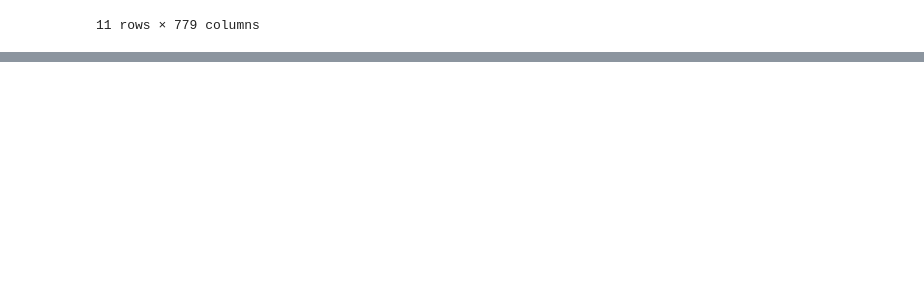
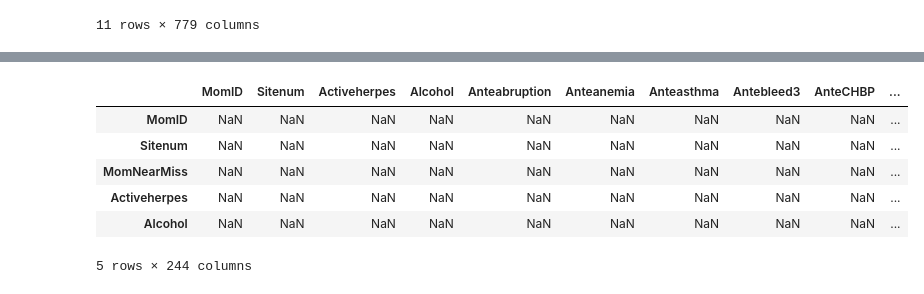
Before and after one commit to lhncbc/MFM_bopf, a Jupyter notebook: src/CSL_eda.ipynb, the cells around one changed output, grey strips where cells are left out. Drawn from its saved outputs; the diff is of its cells as text; code cells hidden in the pictures; blank space fills up the shorter version.

```diff
--- a/src/CSL_eda.ipynb
+++ b/src/CSL_eda.ipynb
@@ -75,0 +176,3 @@ csl_df.describe(include='all')
+# %%
+pd.options.display.max_rows = None
+counts
@@ -75,0 +183,3 @@ csl_df.describe(include='all')
+# %%
+csl_lr.loc[(csl_lr['Momdeath'] == 2) | (csl_lr['MomICU'] == 2), 'MomNearMiss'] = 2
+csl_lr.loc[(csl_lr['Momdeath'] == 1) & (csl_lr['MomICU'] == 1), 'MomNearMiss'] = 1
@@ -75,0 +188,14 @@ csl_df.describe(include='all')
+# %%
+col_list = list(csl_lr.columns)
+col_list.remove('MomNearMiss')
+col_list.insert(2, 'MomNearMiss')
+copy = csl_lr.index(columns = col_list)
+copy.head()
+# %% [output]
+|  | MomID | Sitenum | Activeherpes | Alcohol | Anteabruption | Anteanemia | Anteasthma | Antebleed3 | AnteCHBP | ... |
+| MomID | NaN | NaN | NaN | NaN | NaN | NaN | NaN | NaN | NaN | ... |
+| Sitenum | NaN | NaN | NaN | NaN | NaN | NaN | NaN | NaN | NaN | ... |
+| MomNearMiss | NaN | NaN | NaN | NaN | NaN | NaN | NaN | NaN | NaN | ... |
+| Activeherpes | NaN | NaN | NaN | NaN | NaN | NaN | NaN | NaN | NaN | ... |
+| Alcohol | NaN | NaN | NaN | NaN | NaN | NaN | NaN | NaN | NaN | ... |
+5 rows × 244 columns
```
Also changed, not shown: parts of 12 cells of this notebook, 2 other files.
